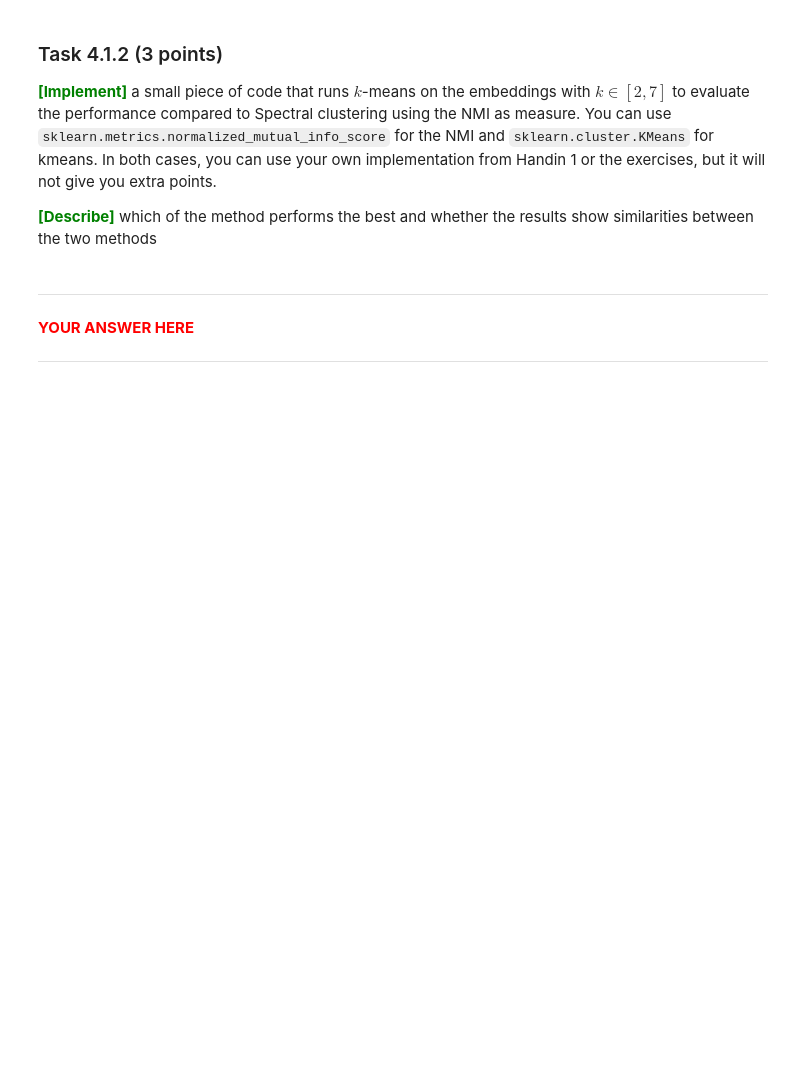
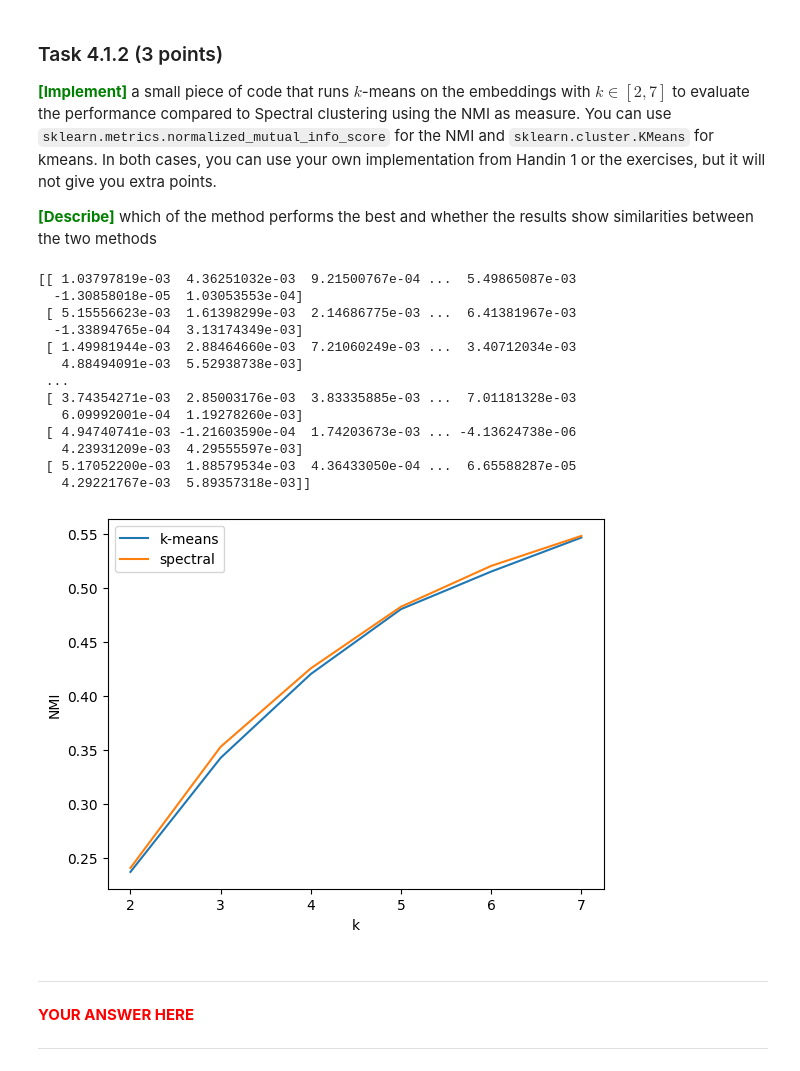
Before and after one commit to satansju/dm2023-exercises, a Jupyter notebook: handins/handin2.ipynb, the cells around one changed output. Cells and saved outputs as stored; diff of their text form; code cells hidden in the pictures; blank space fills up the shorter version.

```diff
--- a/handins/handin2.ipynb
+++ b/handins/handin2.ipynb
@@ -1175,8 +1287,57 @@ np.save('verse.npy', emb)
 # %%
 ### YOUR CODE STARTS HERE
 
+import sklearn as sk
 
-### YOUR CODE ENDS HERE
+from sklearn.cluster import KMeans, SpectralClustering
+from sklearn.metrics import normalized_mutual_info_score
+# Load the embeddings from file
+embeddingsT = np.array(np.load('verse.npy')).T
+embeddings = np.array(np.load('verse.npy'))
+print(embeddings)
+
+# Define the range of k
+k_range = range(2, 8)
+
+# Perform k-means clustering for each k in the range
+k_means_scores = []
+
+for k in k_range:
+    kmeans = KMeans(n_clusters=k, random_state=42)
+    kmeans_labels = kmeans.fit_predict(embeddings)
+    nmi = normalized_mutual_info_score(embeddingsT[0], kmeans_labels)
+    k_means_scores.append(nmi)
+
+# Perform spectral clustering for each k in the range
+spectral_scores = []
+for k in k_range:
+    spectral = SpectralClustering(n_clusters=k, random_state=42)
+    spectral_labels = spectral.fit_predict(embeddings)
+    spectral_nmi = normalized_mutual_info_score(embeddingsT[0], spectral_labels)
+    spectral_scores.append(spectral_nmi)
+
+# Plot the scores
+plt.plot(k_range, k_means_scores, label='k-means')
+plt.plot(k_range, spectral_scores, label='spectral')
+plt.xlabel('k')
+plt.ylabel('NMI')
+plt.legend()
+plt.show()
+# %% [output]
+[[ 1.03797819e-03  4.36251032e-03  9.21500767e-04 ...  5.49865087e-03
+  -1.30858018e-05  1.03053553e-04]
+ [ 5.15556623e-03  1.61398299e-03  2.14686775e-03 ...  6.41381967e-03
+  -1.33894765e-04  3.13174349e-03]
+ [ 1.49981944e-03  2.88464660e-03  7.21060249e-03 ...  3.40712034e-03
+   4.88494091e-03  5.52938738e-03]
+ ...
+ [ 3.74354271e-03  2.85003176e-03  3.83335885e-03 ...  7.01181328e-03
+   6.09992001e-04  1.19278260e-03]
+ [ 4.94740741e-03 -1.21603590e-04  1.74203673e-03 ... -4.13624738e-06
+   4.23931209e-03  4.29555597e-03]
+ [ 5.17052200e-03  1.88579534e-03  4.36433050e-04 ...  6.65588287e-05
+   4.29221767e-03  5.89357318e-03]]
+[figure, added]
 # %% [markdown]
 *******************
 <span style="color:red">**YOUR ANSWER HERE**</span>
```
Also changed, not shown: parts of 11 cells of this notebook.
